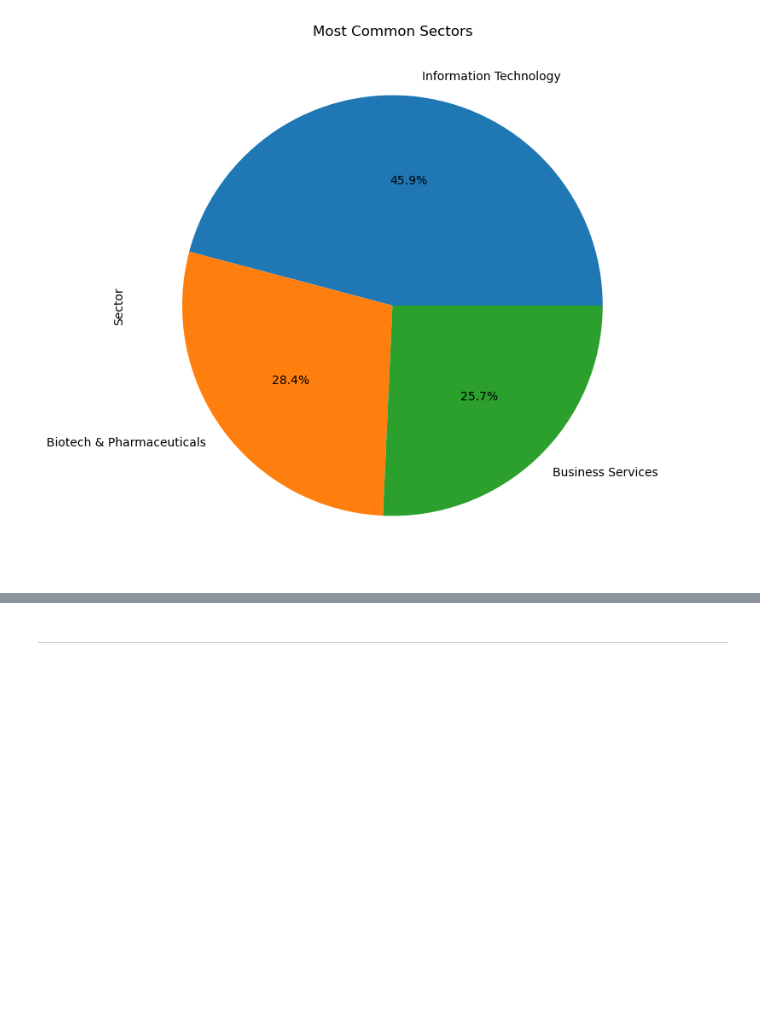
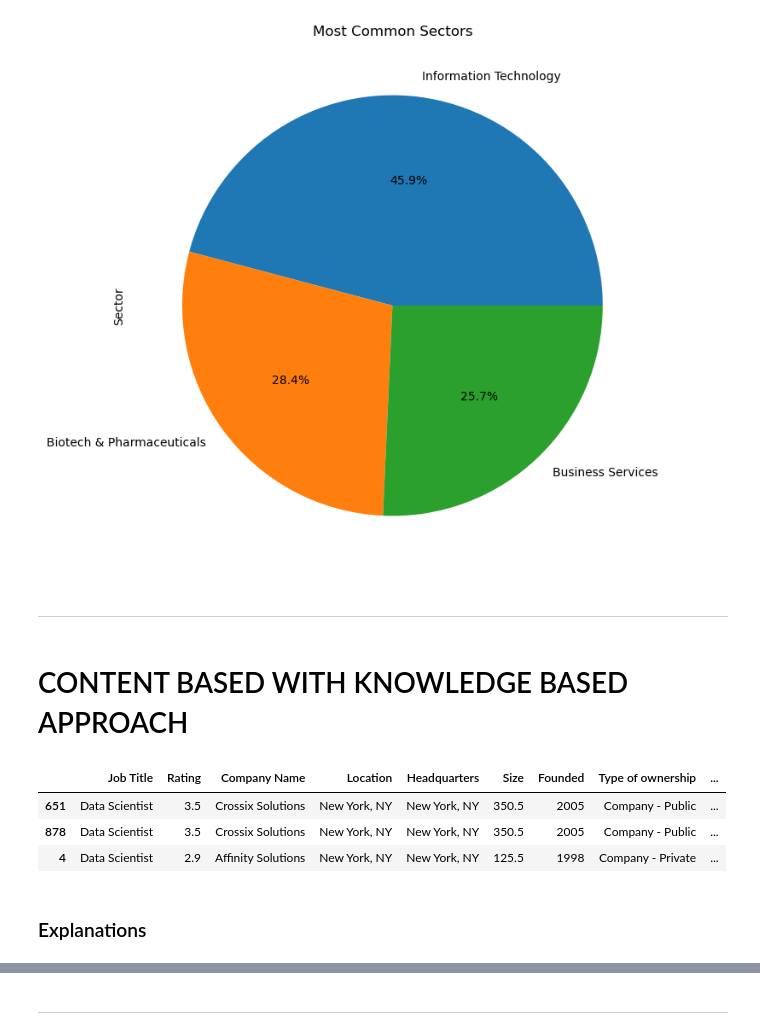
Before and after one commit to AyseTheArk/Job-Recommender-System, a Jupyter notebook: Recommender/jobrec.ipynb, the cells around one changed output, grey strips where cells are left out. Cells and saved outputs as stored; diff of their text form; code cells hidden in the pictures; blank space fills up the shorter version.

Commit message:
knowledge based filtering

```diff
--- a/Recommender/jobrec.ipynb
+++ b/Recommender/jobrec.ipynb
@@ -325,3 +327,35 @@ plt.title('Most Common Sectors')
 plt.show()
 # %% [output]
 [figure]
+# %% [markdown]
+-----------------------------
+# %% [markdown]
+# CONTENT BASED WITH KNOWLEDGE BASED APPROACH
+# %%
+# Example rule-based knowledge
+preferred_industry = "Advertising & Marketing"
+preferred_location = "New York, NY"
+
+# Apply knowledge-based rules
+knowledge_based_jobs = jd_df[
+    (jd_df['Industry'] == preferred_industry) &
+(jd_df['Location'] == preferred_location)
+]
+
+# knowledge_based_jobs = jd_df[
+#     (jd_df['Location'] == preferred_location)
+# ]
+
+# Combine with content-based similarity scores
+knowledge_based_jobs['FinalScore'] = knowledge_based_jobs['Similarity'] + 0.2
+
+# Recommend top N jobs based on the combined score
+top_jobs_combined = knowledge_based_jobs.nlargest(5, 'FinalScore')
+top_jobs_combined
+# %% [output]
+|  | Job Title | Rating | Company Name | Location | Headquarters | Size | Founded | Type of ownership | ... |
+| 651 | Data Scientist | 3.5 | Crossix Solutions | New York, NY | New York, NY | 350.5 | 2005 | Company - Public | ... |
+| 878 | Data Scientist | 3.5 | Crossix Solutions | New York, NY | New York, NY | 350.5 | 2005 | Company - Public | ... |
+| 4 | Data Scientist | 2.9 | Affinity Solutions | New York, NY | New York, NY | 125.5 | 1998 | Company - Private | ... |
+# %% [markdown]
+### Explanations
```
Also changed, not shown: parts of 2 cells of this notebook.
